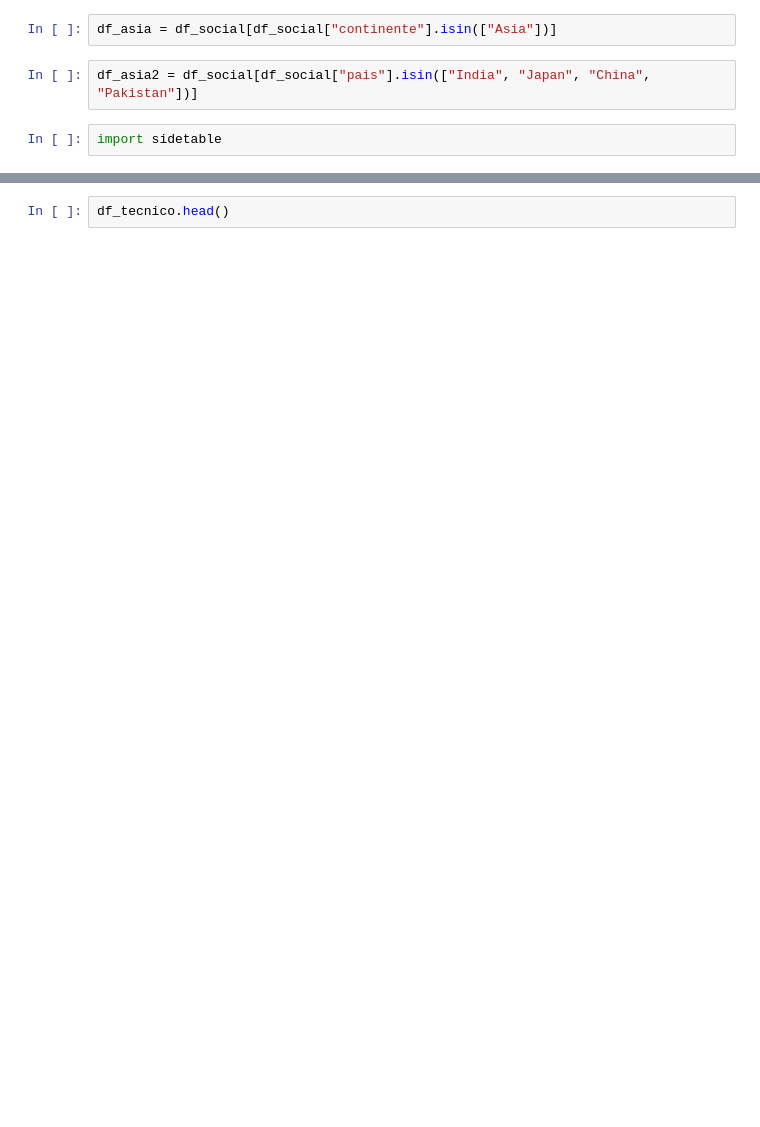
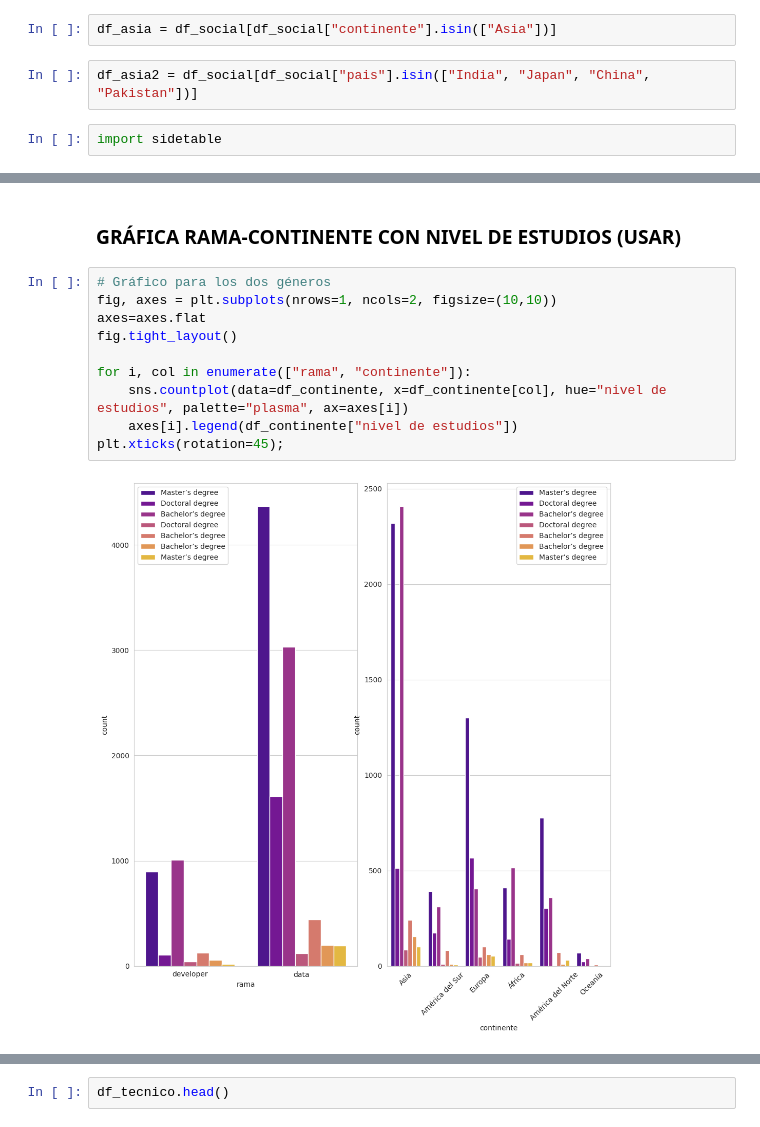
Before and after one commit to silviagordon/EDA-Visualizacion, a Jupyter notebook: Notebooks/Visualización.ipynb, the cells around one changed output, grey strips where cells are left out. Drawn from its saved outputs; the diff is of its cells as text; blank space fills up the shorter version.

```diff
--- a/Notebooks/Visualización.ipynb
+++ b/Notebooks/Visualización.ipynb
@@ -108,3 +126,17 @@ plt.show()
+# %% [markdown]
+### GRÁFICA RAMA-CONTINENTE CON NIVEL DE ESTUDIOS (USAR)
+# %%
+# Gráfico para los dos géneros
+fig, axes = plt.subplots(nrows=1, ncols=2, figsize=(10,10))
+axes=axes.flat
+fig.tight_layout()
+
+for i, col in enumerate(["rama", "continente"]):
+    sns.countplot(data=df_continente, x=df_continente[col], hue="nivel de estudios", palette="plasma", ax=axes[i])
+    axes[i].legend(df_continente["nivel de estudios"])
+plt.xticks(rotation=45);
+# %% [output]
+[figure, added]
 # %%
 plt.figure(figsize=(10,10))
 
```
Also changed, not shown: parts of 39 cells of this notebook, 1 other file.
